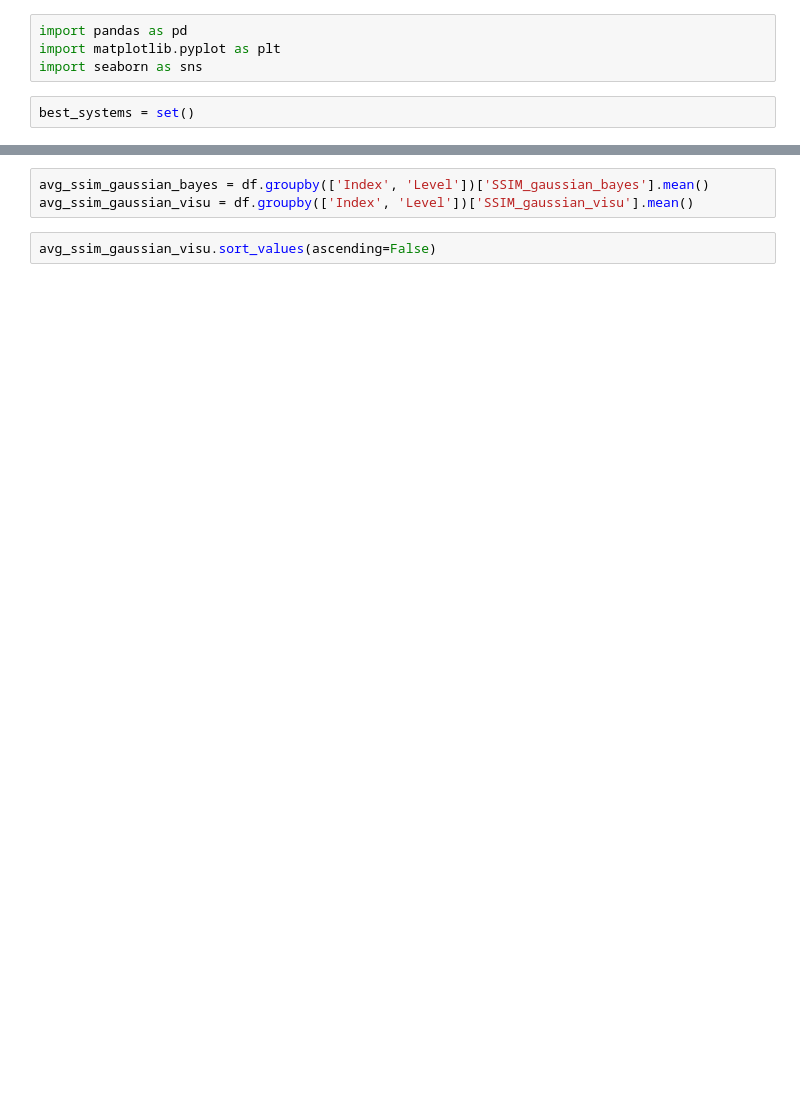
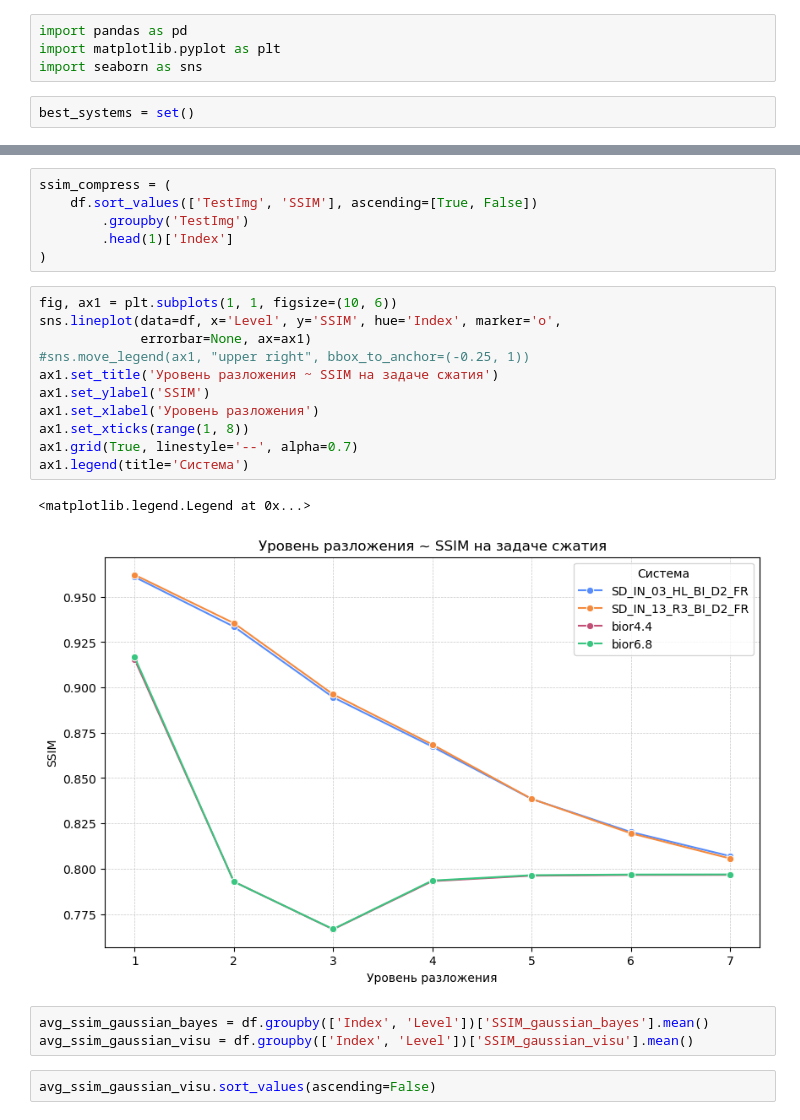
Before and after one commit to michael15346/wavelets, a Jupyter notebook: playground.ipynb, the cells around one changed output, grey strips where cells are left out. Drawn from its saved outputs; the diff is of its cells as text; blank space fills up the shorter version.

```diff
--- a/playground.ipynb
+++ b/playground.ipynb
@@ -37,3 +29,23 @@ df
+# %%
+ssim_compress = (
+    df.sort_values(['TestImg', 'SSIM'], ascending=[True, False])
+        .groupby('TestImg')
+        .head(1)['Index']
+)
+# %%
+fig, ax1 = plt.subplots(1, 1, figsize=(10, 6))
+sns.lineplot(data=df, x='Level', y='SSIM', hue='Index', marker='o',
+             errorbar=None, ax=ax1)
+#sns.move_legend(ax1, "upper right", bbox_to_anchor=(-0.25, 1))
+ax1.set_title('Уровень разложения ~ SSIM на задаче сжатия')
+ax1.set_ylabel('SSIM')
+ax1.set_xlabel('Уровень разложения')
+ax1.set_xticks(range(1, 8))
+ax1.grid(True, linestyle='--', alpha=0.7)
+ax1.legend(title='Система')
+# %% [output]
+<matplotlib.legend.Legend at 0x...>
+[figure, added]
 # %%
 avg_ssim_gaussian_bayes = df.groupby(['Index', 'Level'])['SSIM_gaussian_bayes'].mean()
 avg_ssim_gaussian_visu = df.groupby(['Index', 'Level'])['SSIM_gaussian_visu'].mean()
```
Also changed, not shown: parts of 27 cells of this notebook, 19 other files.
